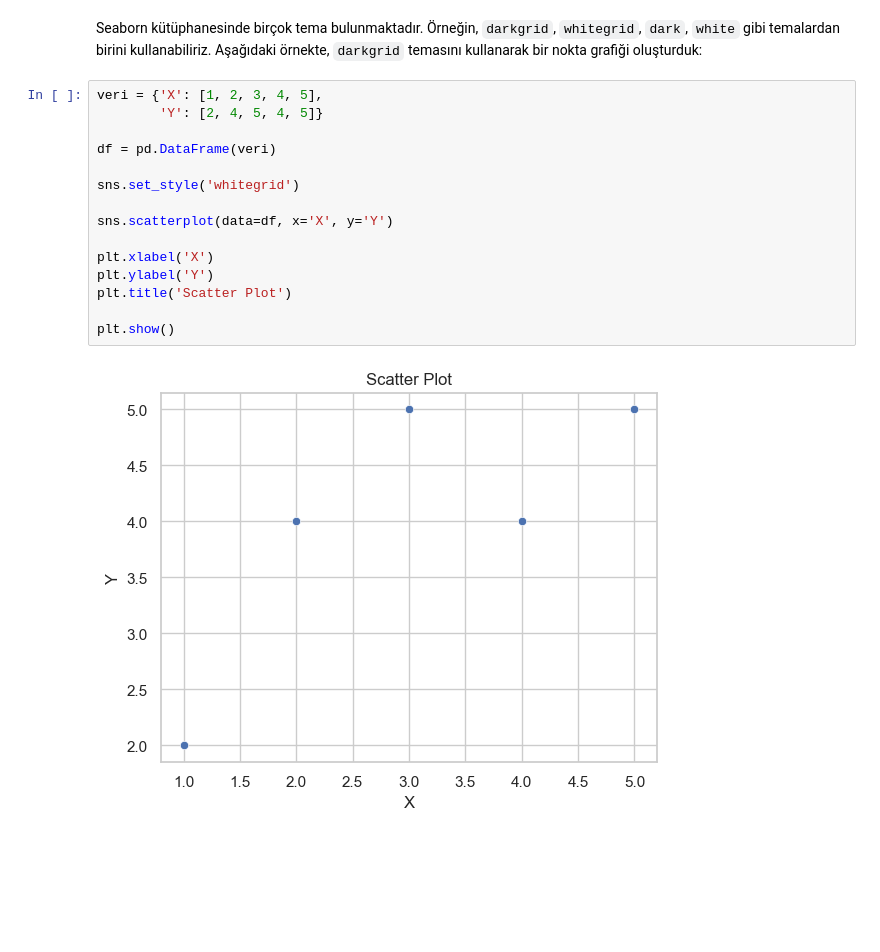
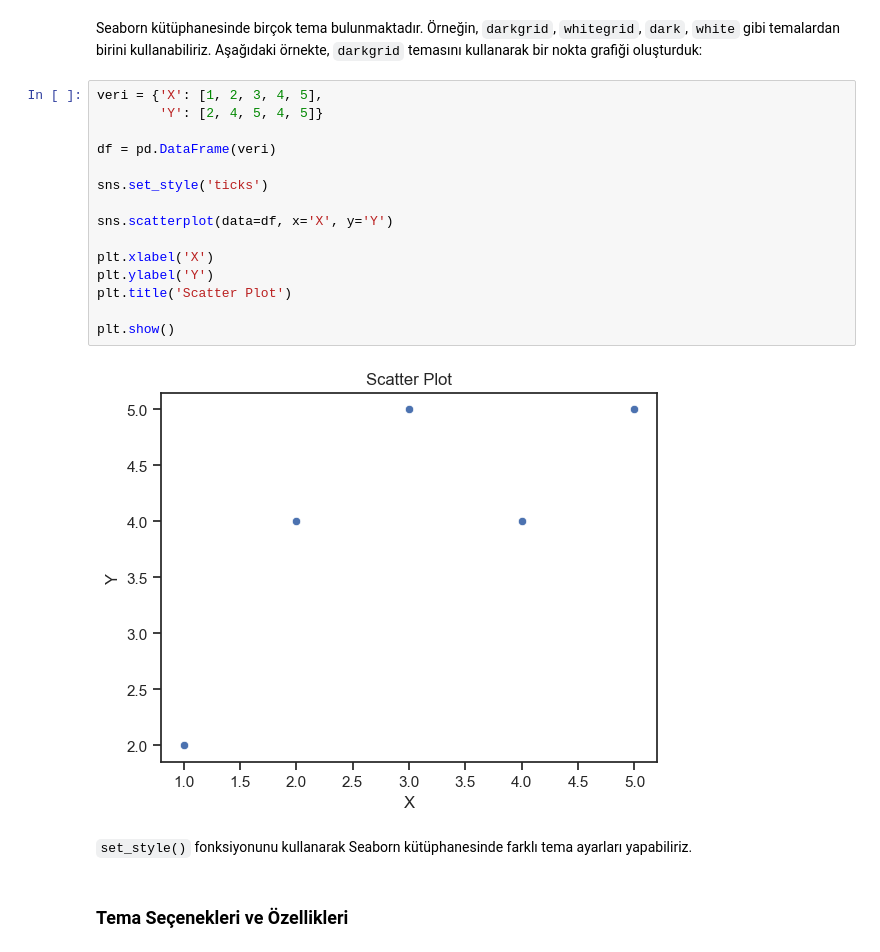
Before and after one commit to suleymangzy/Fundamentals-of-AI, a Jupyter notebook: DataVisualization/DataVisualization.ipynb, the cells around one changed output. Cells and saved outputs as stored; diff of their text form; blank space fills up the shorter version.

```diff
--- a/DataVisualization/DataVisualization.ipynb
+++ b/DataVisualization/DataVisualization.ipynb
@@ -136,17 +136,21 @@ Seaborn kütüphanesinde birçok tema bulunmaktadır. Örneğin, `darkgrid`, `wh
 # %%
 veri = {'X': [1, 2, 3, 4, 5],
         'Y': [2, 4, 5, 4, 5]}
 
 df = pd.DataFrame(veri)
 
-sns.set_style('whitegrid')
+sns.set_style('ticks')
 
 sns.scatterplot(data=df, x='X', y='Y')
 
 plt.xlabel('X')
 plt.ylabel('Y')
 plt.title('Scatter Plot')
 
 plt.show()
 # %% [output]
-[figure, old version]
+[figure, new version]
+# %% [markdown]
+`set_style()` fonksiyonunu kullanarak Seaborn kütüphanesinde farklı tema ayarları yapabiliriz.
+# %% [markdown]
+### Tema Seçenekleri ve Özellikleri
```
Also changed, not shown: parts of 1 cell of this notebook.
